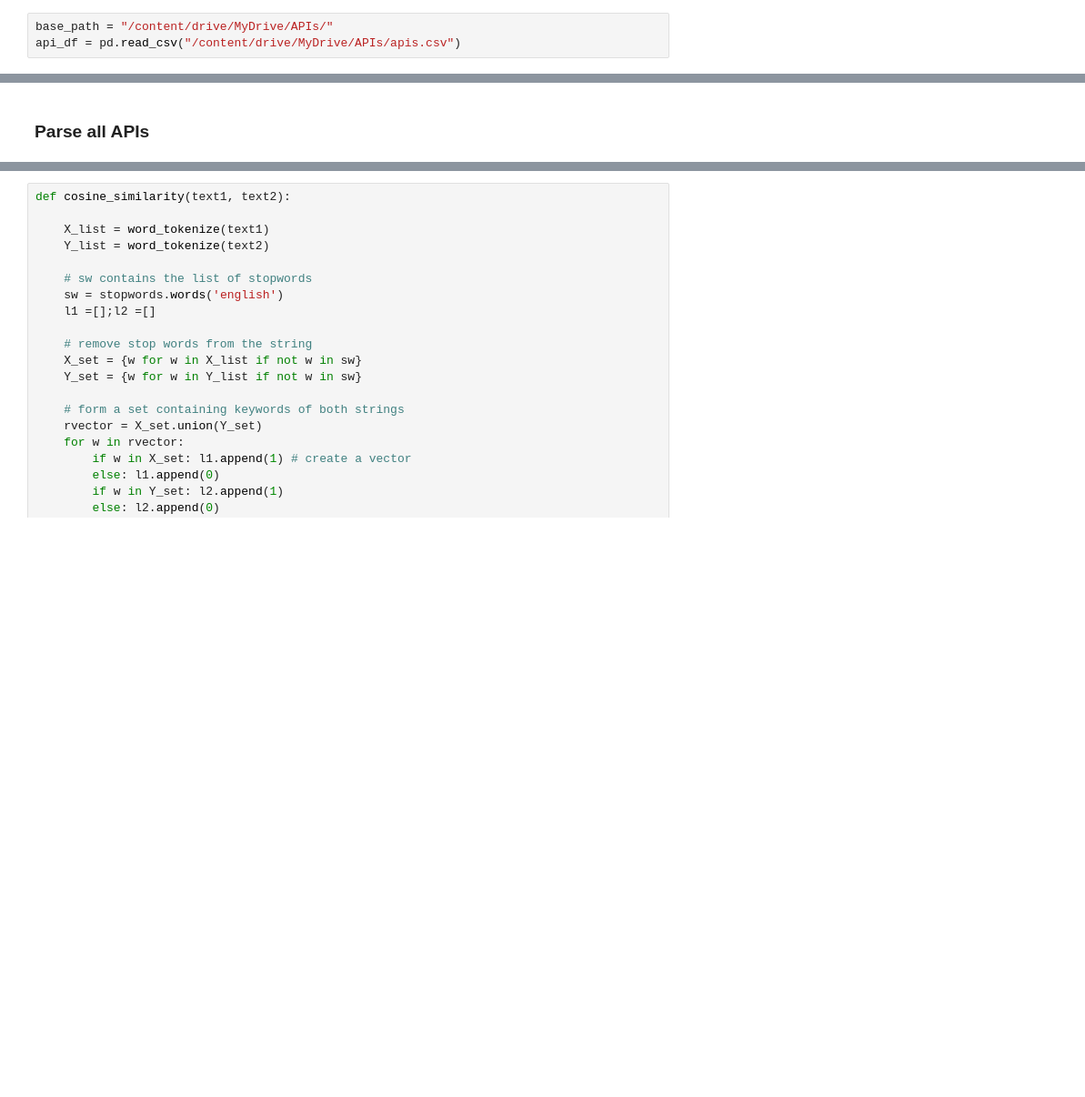
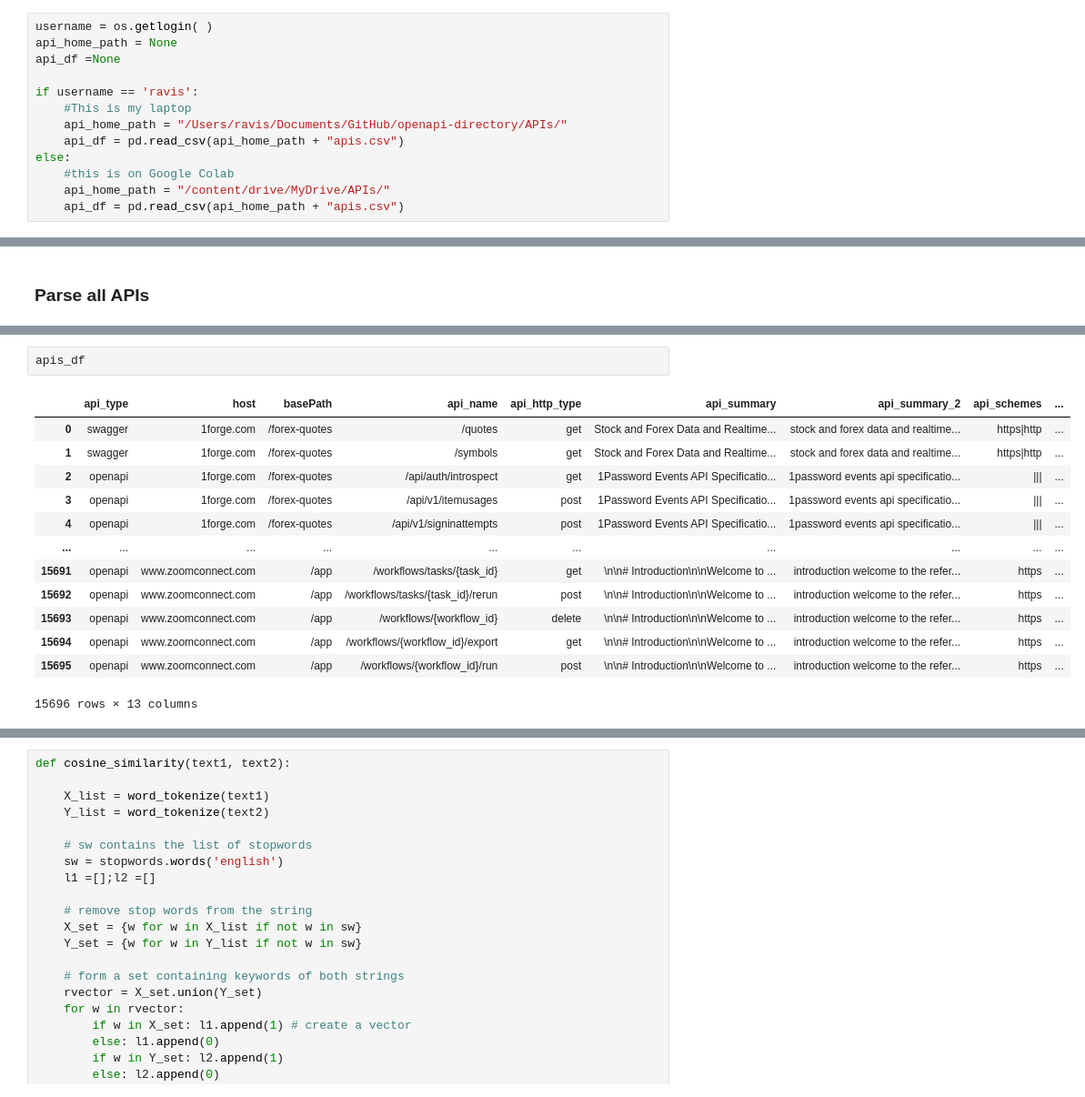
Before and after one commit to ravisiv/APIClassification, a Jupyter notebook: APIClassification.ipynb, the cells around one changed output, grey strips where cells are left out. Shown at 91% size. Cells and saved outputs as stored; diff of their text form; blank space fills up the shorter version.

```diff
--- a/APIClassification.ipynb
+++ b/APIClassification.ipynb
@@ -16,3 +15,13 @@ import io
 # %%
-base_path = "/content/drive/MyDrive/APIs/"
-api_df = pd.read_csv("/content/drive/MyDrive/APIs/apis.csv")
+username = os.getlogin( )
+api_home_path = None
+api_df =None
+
+if username == 'ravis':
+    #This is my laptop
+    api_home_path = "/Users/ravis/Documents/GitHub/openapi-directory/APIs/"
+    api_df = pd.read_csv(api_home_path + "apis.csv")
+else:
+    #this is on Google Colab
+    api_home_path = "/content/drive/MyDrive/APIs/"
+    api_df = pd.read_csv(api_home_path + "apis.csv")
@@ -85,0 +190,16 @@ apis_df = pd.DataFrame.from_records(apis, columns=['api_type','host','basePath',
+# %%
+apis_df
+# %% [output]
+|  | api_type | host | basePath | api_name | api_http_type | api_summary | api_summary_2 | api_schemes | ... |
+| 0 | swagger | 1forge.com | /forex-quotes | /quotes | get | Stock and Forex Data and Realtime... | stock and forex data and realtime... | https|http | ... |
+| 1 | swagger | 1forge.com | /forex-quotes | /symbols | get | Stock and Forex Data and Realtime... | stock and forex data and realtime... | https|http | ... |
+| 2 | openapi | 1forge.com | /forex-quotes | /api/auth/introspect | get | 1Password Events API Specificatio... | 1password events api specificatio... | ||| | ... |
+| 3 | openapi | 1forge.com | /forex-quotes | /api/v1/itemusages | post | 1Password Events API Specificatio... | 1password events api specificatio... | ||| | ... |
+| 4 | openapi | 1forge.com | /forex-quotes | /api/v1/signinattempts | post | 1Password Events API Specificatio... | 1password events api specificatio... | ||| | ... |
+| ... | ... | ... | ... | ... | ... | ... | ... | ... | ... |
+| 15691 | openapi | www.zoomconnect.com | /app | /workflows/tasks/{task_id} | get | \n\n# Introduction\n\nWelcome to ... | introduction welcome to the refer... | https | ... |
+| 15692 | openapi | www.zoomconnect.com | /app | /workflows/tasks/{task_id}/rerun | post | \n\n# Introduction\n\nWelcome to ... | introduction welcome to the refer... | https | ... |
+| 15693 | openapi | www.zoomconnect.com | /app | /workflows/{workflow_id} | delete | \n\n# Introduction\n\nWelcome to ... | introduction welcome to the refer... | https | ... |
+| 15694 | openapi | www.zoomconnect.com | /app | /workflows/{workflow_id}/export | get | \n\n# Introduction\n\nWelcome to ... | introduction welcome to the refer... | https | ... |
+| 15695 | openapi | www.zoomconnect.com | /app | /workflows/{workflow_id}/run | post | \n\n# Introduction\n\nWelcome to ... | introduction welcome to the refer... | https | ... |
+15696 rows × 13 columns
```
Also changed, not shown: parts of 12 cells of this notebook, 1 other file.
